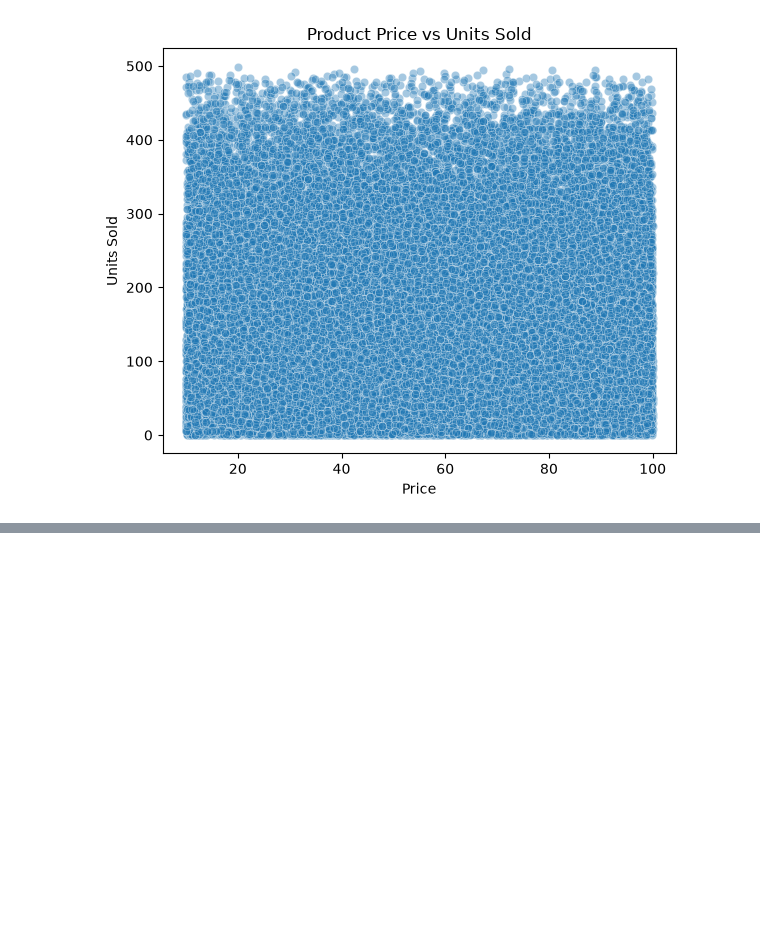
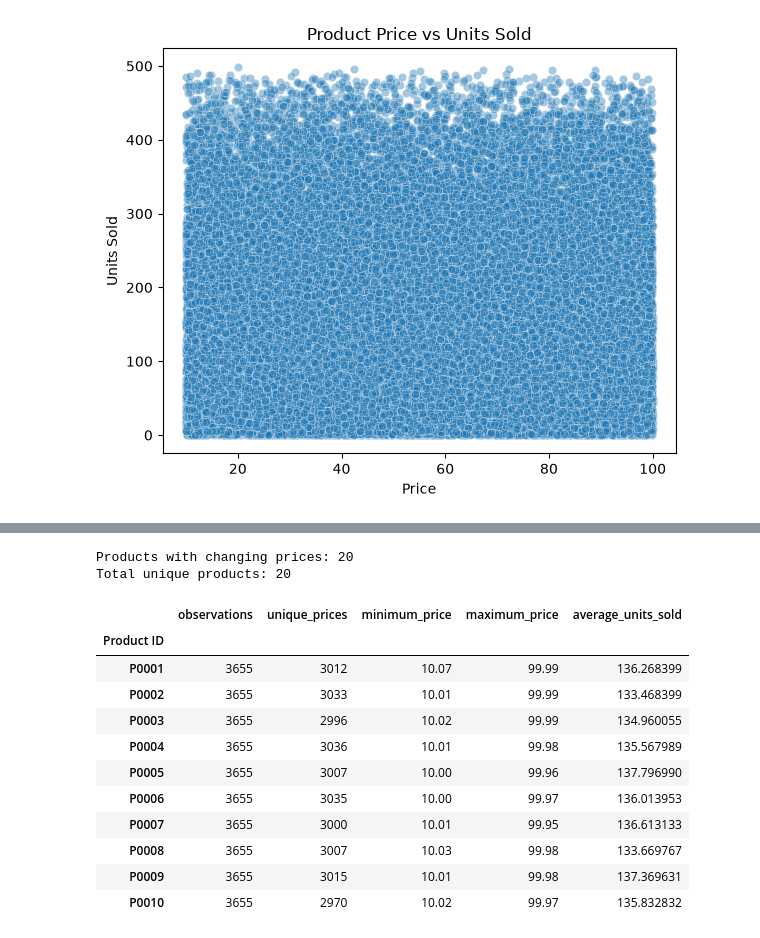
Before and after one commit to hasika2104/EconoCausal, a Jupyter notebook: notebooks/01_data_exploration.ipynb, the cells around one changed output, grey strips where cells are left out. Saved outputs shown, nothing was run; the diff lists cells and outputs as text; code cells hidden in the pictures; blank space fills up the shorter version.

```diff
--- a/notebooks/01_data_exploration.ipynb
+++ b/notebooks/01_data_exploration.ipynb
@@ -132,0 +260,33 @@ plt.show()
+# %%
+prices_per_product = df.groupby("Product ID")["Price"].nunique()
+
+print("Products with changing prices:",
+      (prices_per_product > 1).sum())
+
+print("Total unique products:", df["Product ID"].nunique())
+# %% [output]
+Products with changing prices: 20
+Total unique products: 20
+# %%
+price_summary = df.groupby("Product ID").agg(
+    observations=("Price", "size"),
+    unique_prices=("Price", "nunique"),
+    minimum_price=("Price", "min"),
+    maximum_price=("Price", "max"),
+    average_units_sold=("Units Sold", "mean")
+)
+
+display(price_summary.head(10))
+# %% [output]
+|  | observations | unique_prices | minimum_price | maximum_price | average_units_sold |
+| Product ID |  |  |  |  |  |
+| P0001 | 3655 | 3012 | 10.07 | 99.99 | 136.268399 |
+| P0002 | 3655 | 3033 | 10.01 | 99.99 | 133.468399 |
+| P0003 | 3655 | 2996 | 10.02 | 99.99 | 134.960055 |
+| P0004 | 3655 | 3036 | 10.01 | 99.98 | 135.567989 |
+| P0005 | 3655 | 3007 | 10.00 | 99.96 | 137.796990 |
+| P0006 | 3655 | 3035 | 10.00 | 99.97 | 136.013953 |
+| P0007 | 3655 | 3000 | 10.01 | 99.95 | 136.613133 |
+| P0008 | 3655 | 3007 | 10.03 | 99.98 | 133.669767 |
+| P0009 | 3655 | 3015 | 10.01 | 99.98 | 137.369631 |
+| P0010 | 3655 | 2970 | 10.02 | 99.97 | 135.832832 |
```
Also changed, not shown: parts of 10 cells of this notebook, 2 other files.
